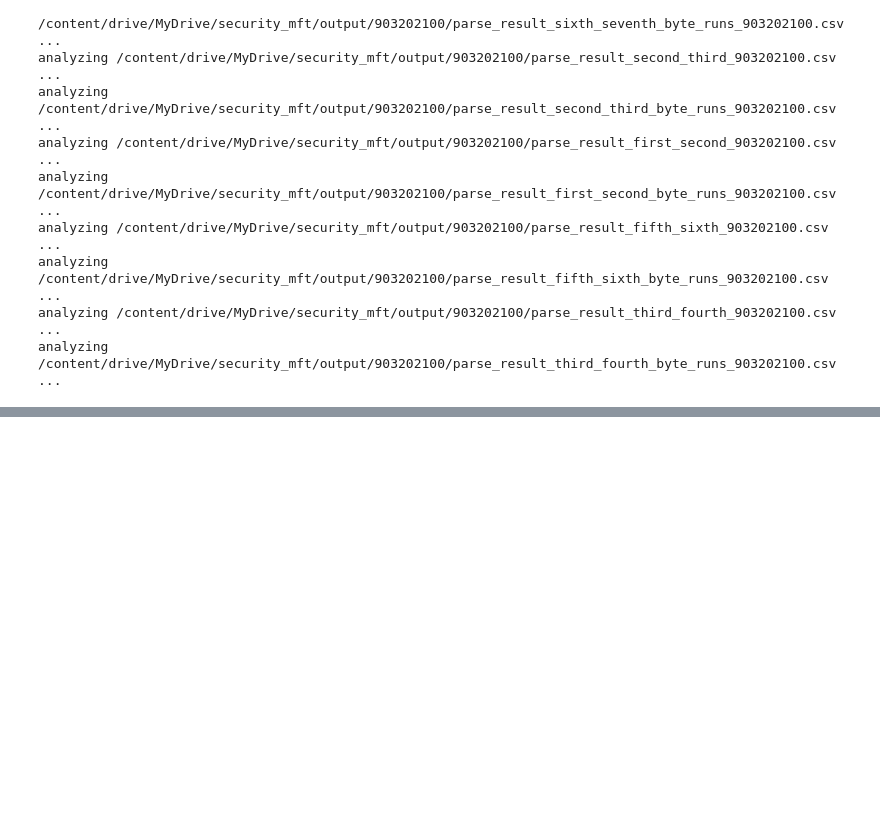
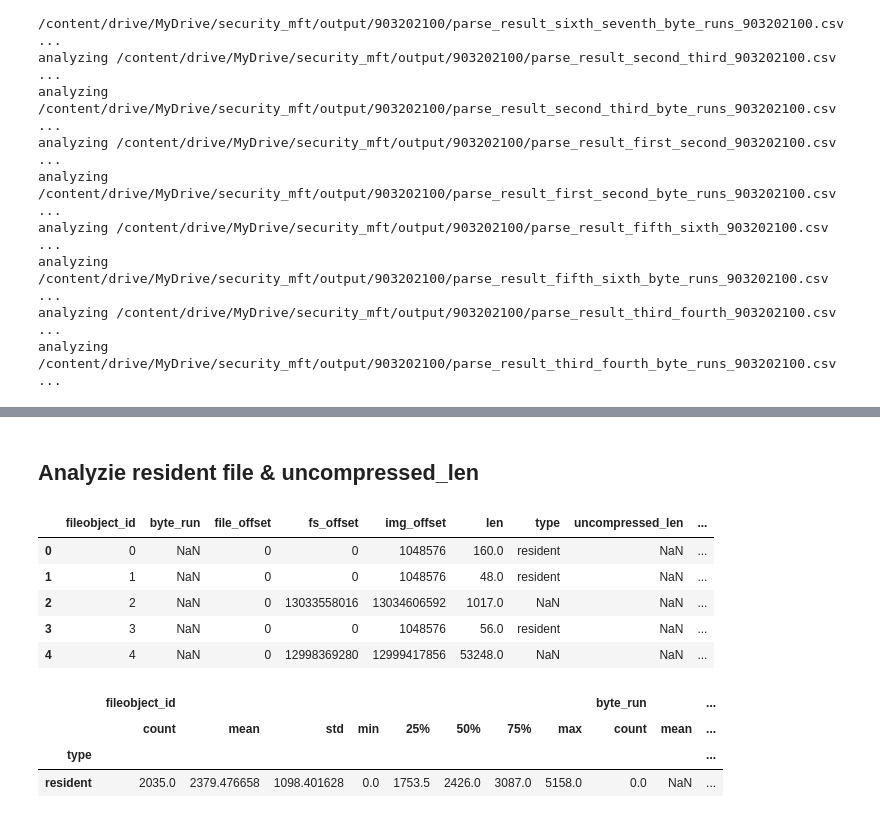
Before and after one commit to AllisonShen/security_mft, a Jupyter notebook: code/run_this.ipynb, the cells around one changed output, grey strips where cells are left out. Saved outputs shown, nothing was run; the diff lists cells and outputs as text; code cells hidden in the pictures; blank space fills up the shorter version.

```diff
--- a/code/run_this.ipynb
+++ b/code/run_this.ipynb
@@ -75,0 +98,2 @@ analyzing /content/drive/MyDrive/security_mft/output/903202100/parse_result_thir
+# %% [markdown]
+## Analyzie resident file & uncompressed_len
@@ -75,0 +103,19 @@ analyzing /content/drive/MyDrive/security_mft/output/903202100/parse_result_thir
+# %%
+filepath = "/content/drive/MyDrive/security_mft/output/1123202101/parse_result_temp_byte_runs_1123202101.csv"
+df = pd.read_csv(filepath)
+df.head()
+# %% [output]
+|  | fileobject_id | byte_run | file_offset | fs_offset | img_offset | len | type | uncompressed_len | ... |
+| 0 | 0 | NaN | 0 | 0 | 1048576 | 160.0 | resident | NaN | ... |
+| 1 | 1 | NaN | 0 | 0 | 1048576 | 48.0 | resident | NaN | ... |
+| 2 | 2 | NaN | 0 | 13033558016 | 13034606592 | 1017.0 | NaN | NaN | ... |
+| 3 | 3 | NaN | 0 | 0 | 1048576 | 56.0 | resident | NaN | ... |
+| 4 | 4 | NaN | 0 | 12998369280 | 12999417856 | 53248.0 | NaN | NaN | ... |
+# %%
+grouped = df.groupby('type')
+grouped.describe()
+# %% [output]
+|  | fileobject_id |  |  |  |  |  |  |  | byte_run |  | ... |
+|  | count | mean | std | min | 25% | 50% | 75% | max | count | mean | ... |
+| type |  |  |  |  |  |  |  |  |  |  | ... |
+| resident | 2035.0 | 2379.476658 | 1098.401628 | 0.0 | 1753.5 | 2426.0 | 3087.0 | 5158.0 | 0.0 | NaN | ... |
```
Also changed, not shown: parts of 9 cells of this notebook, 2 other files.
